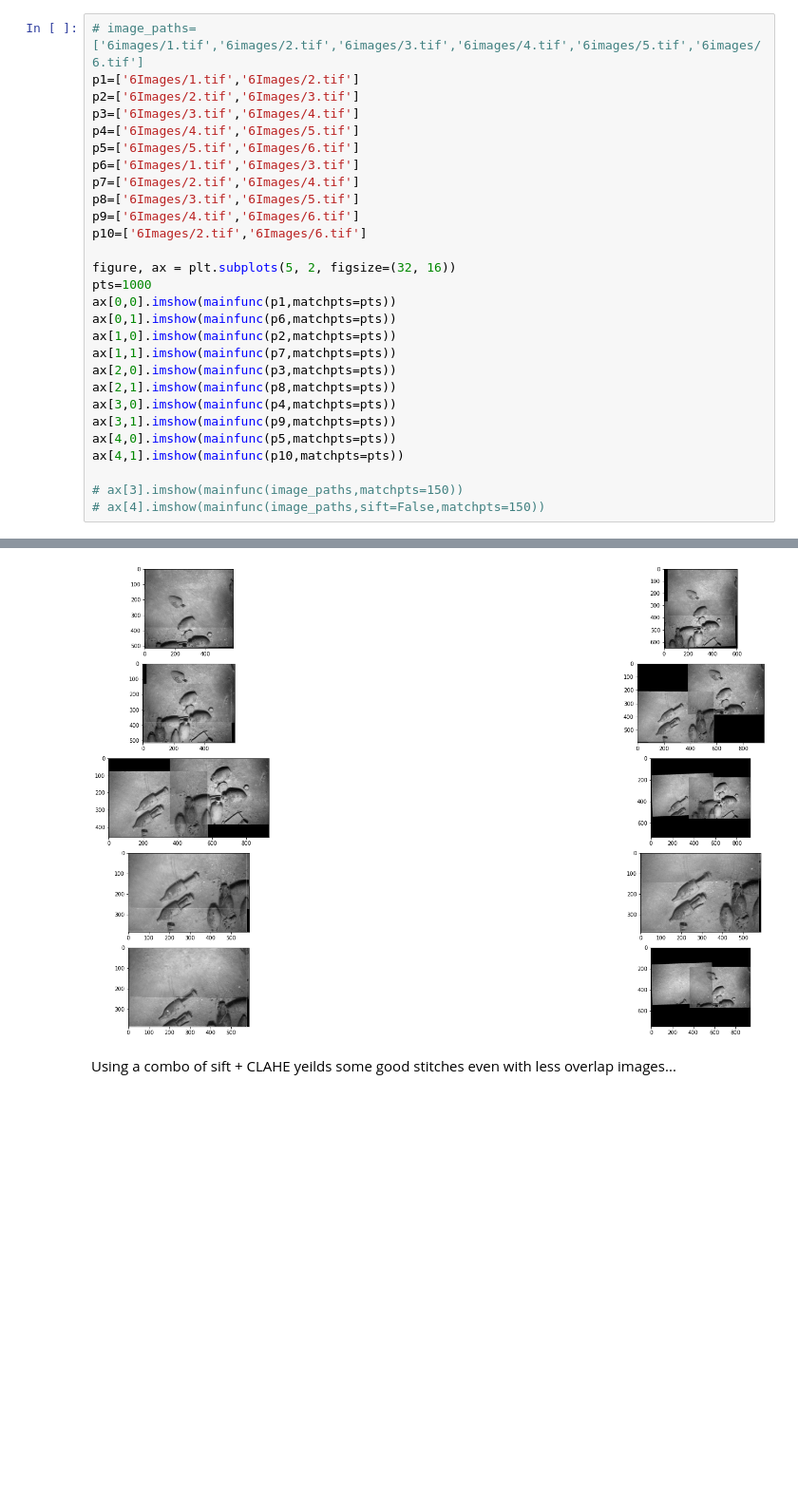
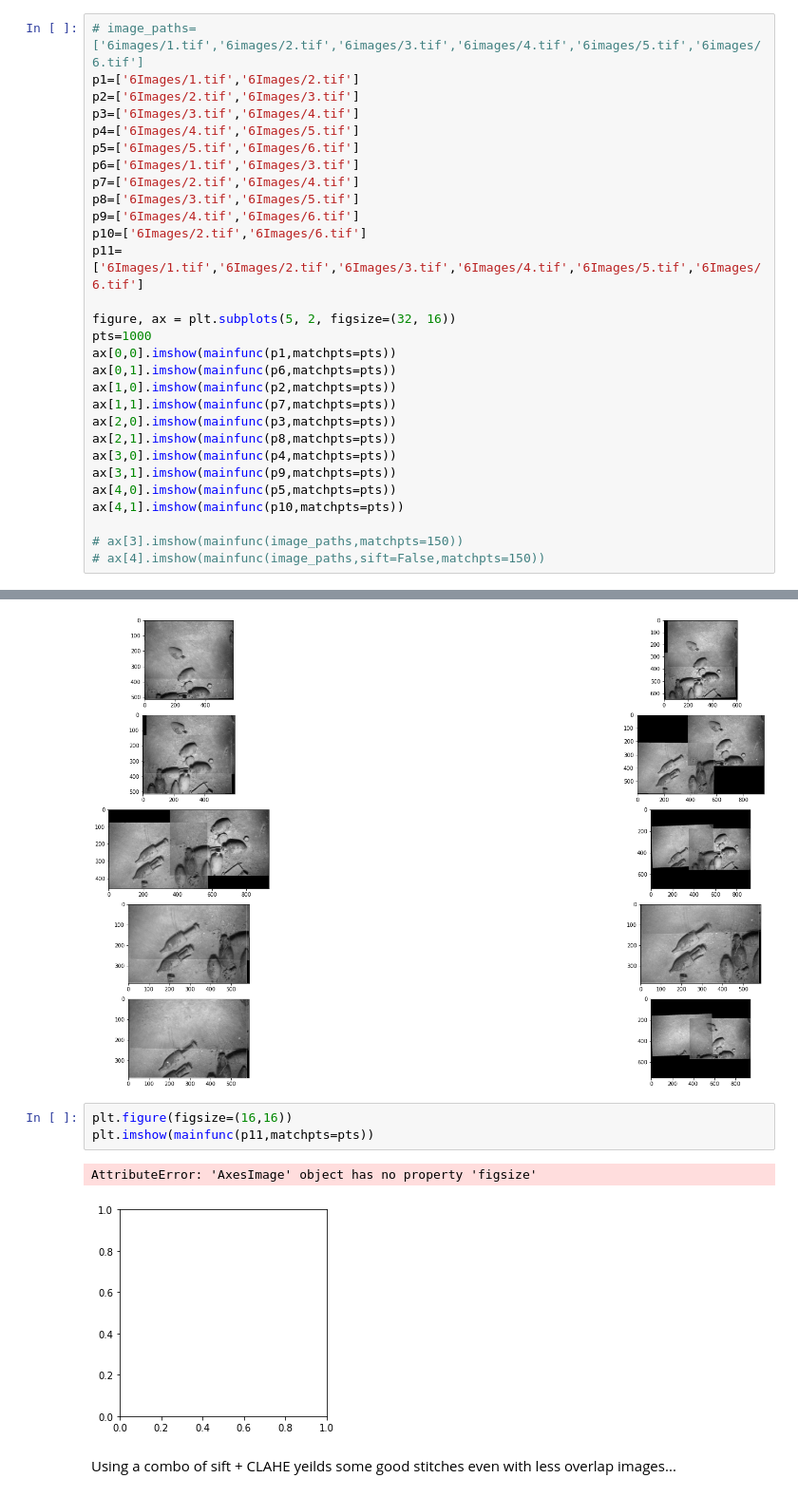
Before and after one commit to JGittles/EECE7150, a Jupyter notebook: HW3/hw3.ipynb, the cells around one changed output, grey strips where cells are left out. Shown: that part at 95% size. Cells and saved outputs as stored; diff of their text form; blank space fills up the shorter version.

```diff
--- a/HW3/hw3.ipynb
+++ b/HW3/hw3.ipynb
@@ -277,6 +277,7 @@ p7=['6Images/2.tif','6Images/4.tif']
 p8=['6Images/3.tif','6Images/5.tif']
 p9=['6Images/4.tif','6Images/6.tif']
 p10=['6Images/2.tif','6Images/6.tif']
+p11=['6Images/1.tif','6Images/2.tif','6Images/3.tif','6Images/4.tif','6Images/5.tif','6Images/6.tif']
 
 figure, ax = plt.subplots(5, 2, figsize=(32, 16))
 pts=1000
@@ -296,6 +297,12 @@ ax[4,1].imshow(mainfunc(p10,matchpts=pts))
 # %% [output]
 <matplotlib.image.AxesImage at 0x...>
 [figure]
+# %%
+plt.figure(figsize=(16,16))
+plt.imshow(mainfunc(p11,matchpts=pts))
+# %% [output]
+AttributeError: 'AxesImage' object has no property 'figsize'
+[figure, added]
 # %% [markdown]
 Using a combo of sift + CLAHE yeilds some good stitches even with less overlap images...
 # %% [markdown]
```
Also changed, not shown: parts of 1 cell of this notebook.
